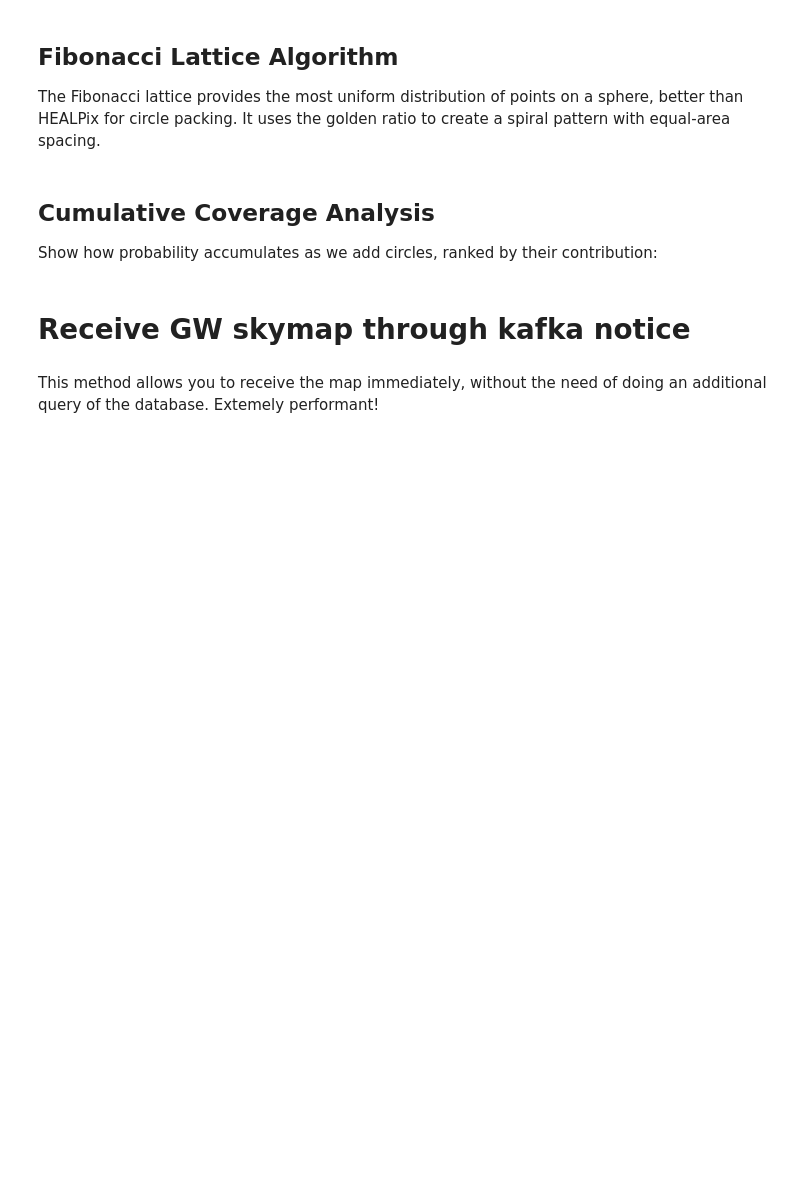
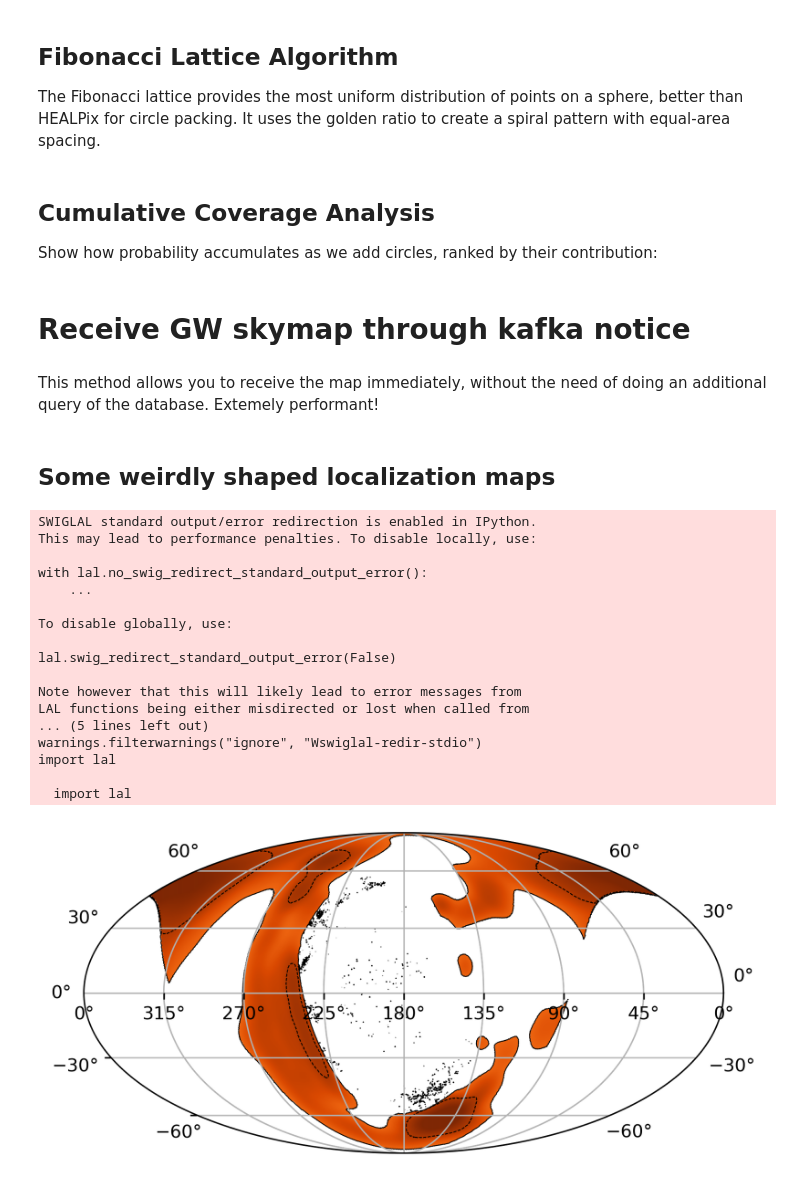
Before and after one commit to AndreaCozzumbo/acme_tutorials, a Jupyter notebook: alerts/skymaps.ipynb, the cells around one changed output. Saved outputs shown, nothing was run; the diff lists cells and outputs as text; code cells hidden in the pictures; blank space fills up the shorter version.

```diff
--- a/alerts/skymaps.ipynb
+++ b/alerts/skymaps.ipynb
@@ -939,3 +870,55 @@ def parse_notice(record):
 
         # Print some information from FITS header
         print(f'Distance = {skymap.meta["DISTMEAN"]} +/- {skymap.meta["DISTSTD"]}')
+# %% [markdown]
+## Some weirdly shaped localization maps
+# %%
+import ligo.skymap.io.fits
+import ligo.skymap.postprocess.util
+import numpy as np
+import matplotlib.pyplot as pp
+from matplotlib.colors import LogNorm
+from matplotlib import cm
+import ligo.skymap.plot
+
+skymap, _ = ligo.skymap.io.fits.read_sky_map('771151674_0_n_PROBMAP.fits', nest = True) # NEST = True ensures that the order is rearranged properly, both for flat and multi-order maps
+
+fig = pp.figure(dpi=300)
+fig.patch.set_visible(False)
+ax = pp.axes(projection='astro degrees mollweide')
+ax.set_facecolor('none')
+ax.grid()
+
+cls = 100 * ligo.skymap.postprocess.util.find_greedy_credible_levels(skymap)
+
+vmax = np.percentile(skymap[~np.isnan(skymap)], 99.0)
+vmin = np.percentile(skymap[~np.isnan(skymap)], 10.0)
+vmin = max(vmax/1e3, vmin)
+
+skymap[cls > 90] = np.nan
+skymap[skymap == 0] = np.nan
+
+
+ax.imshow_hpx((skymap, 'ICRS'), nested=True, cmap=cm.Oranges, norm=LogNorm(vmin=vmin, vmax=vmax), zorder=0)
+ax.contour_hpx((cls, 'ICRS'), nested=True, colors='black', levels=(50, 90), zorder=1, linestyles=['dashed', 'solid'], linewidths=0.5)
+
+pp.show()
+# %% [output]
+SWIGLAL standard output/error redirection is enabled in IPython.
+This may lead to performance penalties. To disable locally, use:
+
+with lal.no_swig_redirect_standard_output_error():
+    ...
+
+To disable globally, use:
+
+lal.swig_redirect_standard_output_error(False)
+
+Note however that this will likely lead to error messages from
+LAL functions being either misdirected or lost when called from
+... (5 lines left out)
+warnings.filterwarnings("ignore", "Wswiglal-redir-stdio")
+import lal
+
+  import lal
+[figure, added]
```
Also changed, not shown: parts of 10 cells of this notebook, 15 other files.
